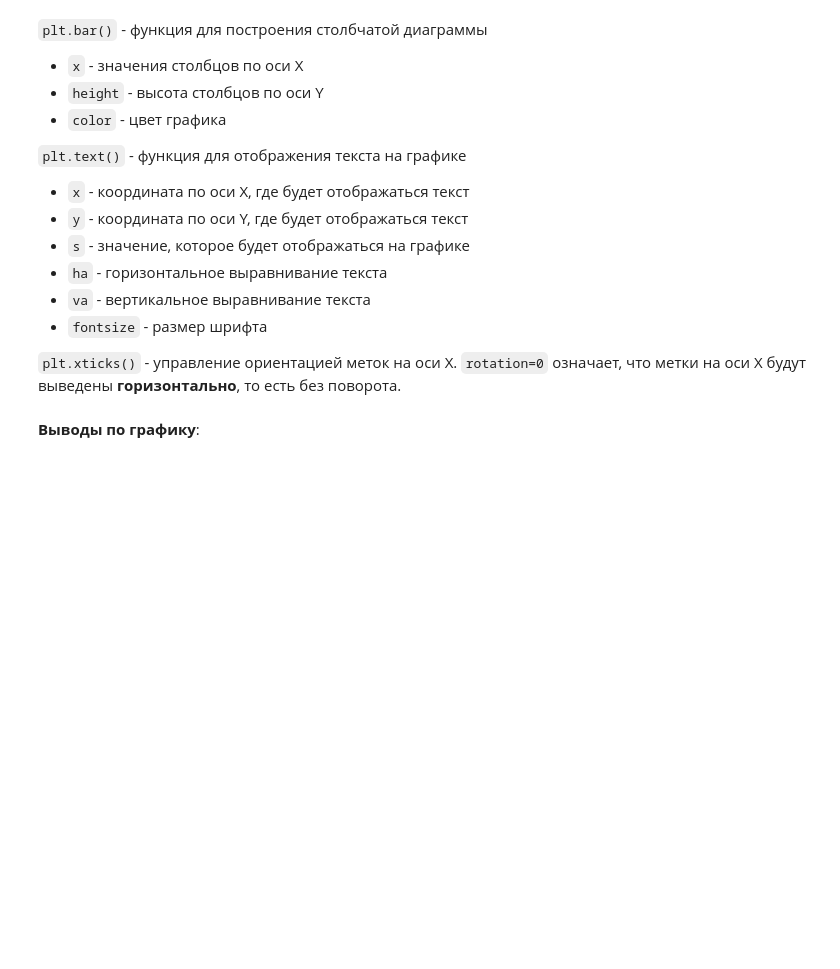
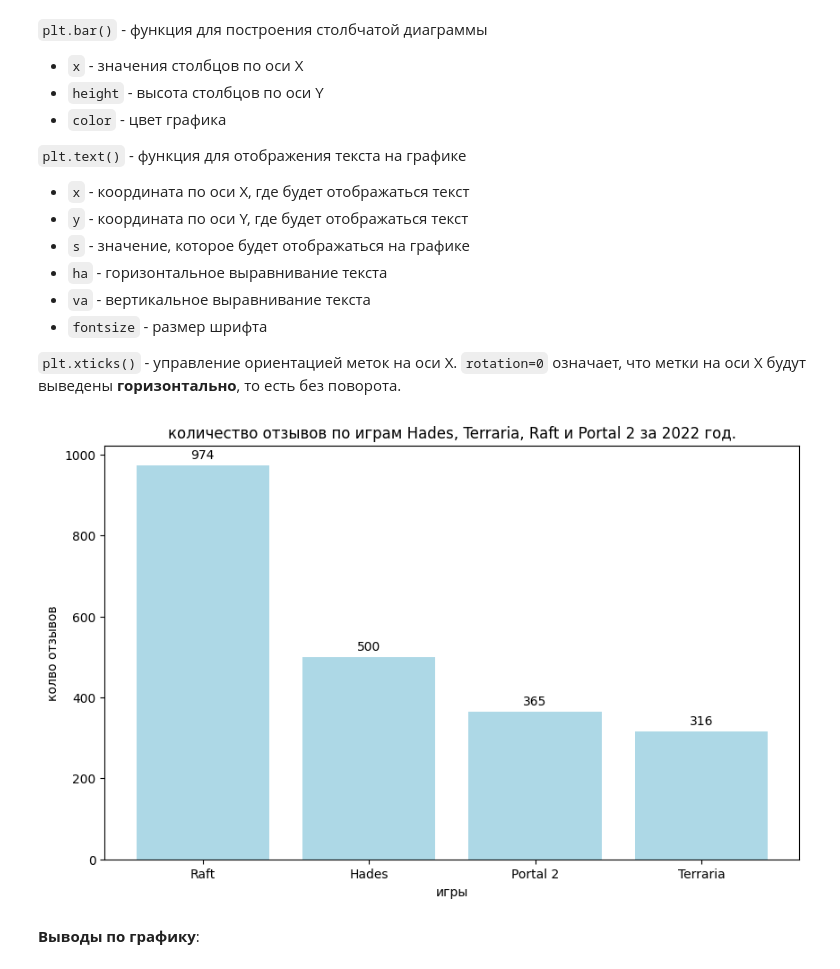
Before and after one commit to winter1x/top-python, a Jupyter notebook: анализ/matplotlib.ipynb, the cells around one changed output. Drawn from its saved outputs; the diff is of its cells as text; code cells hidden in the pictures; blank space fills up the shorter version.

```diff
--- a/анализ/matplotlib.ipynb
+++ b/анализ/matplotlib.ipynb
@@ -365,2 +395,4 @@ dtype: float64
 # %% [markdown]
 Преобразуем даты в единый формат
+# %%
+df_games['date'] = pd.to_datetime(df_games['date'], format="mixed", errors='coerce')
@@ -367,2 +405,5 @@ dtype: float64
 # %% [markdown]
 Удалим появившиеся пропущенные значения
+# %%
+df_games.dropna(inplace=True)
+df_games
@@ -369,2 +428,5 @@ dtype: float64
 # %% [markdown]
 Оставим данные только за **2022** год
+# %%
+df_games_2022 = df_games[df_games['date'].dt.year == 2022]
+df_games_2022
@@ -371,2 +447,5 @@ dtype: float64
 # %% [markdown]
 Подсчитываем и сохраняем в отдельную **серию** количества отзывов для каждой игры
+# %%
+reviews_count = df_games_2022['game_name'].value_counts()
+reviews_count
@@ -400,3 +477,20 @@ dtype: float64
+# %%
+# создание фигуры для построения столбчатой диаграммы
+plt.figure(figsize=(10, 6))
+# строим столбчатую диаграмму на основе данных reviews_count
+plt.bar(x=reviews_count.index, height=reviews_count.values, color='lightblue')
+# отображаем конкретные числа на столбцах диаграммы
+for index, value in enumerate(reviews_count):
+  plt.text(x=index, y=value + 10, s = str(value), ha='center', va='bottom', fontsize=10)
+# добавление подписей и меток
+plt.title('количество отзывов по играм Hades, Terraria, Raft и Portal 2 за 2022 год.')
+plt.xlabel("игры")
+plt.ylabel("колво отзывов")
+plt.xticks(rotation=0)
+# демонстрация графика
+plt.show()
+# %% [output]
+[figure, added]
 # %% [markdown]
 **Выводы по графику**:
 # %% [markdown]
```
Also changed, not shown: parts of 8 cells of this notebook.
